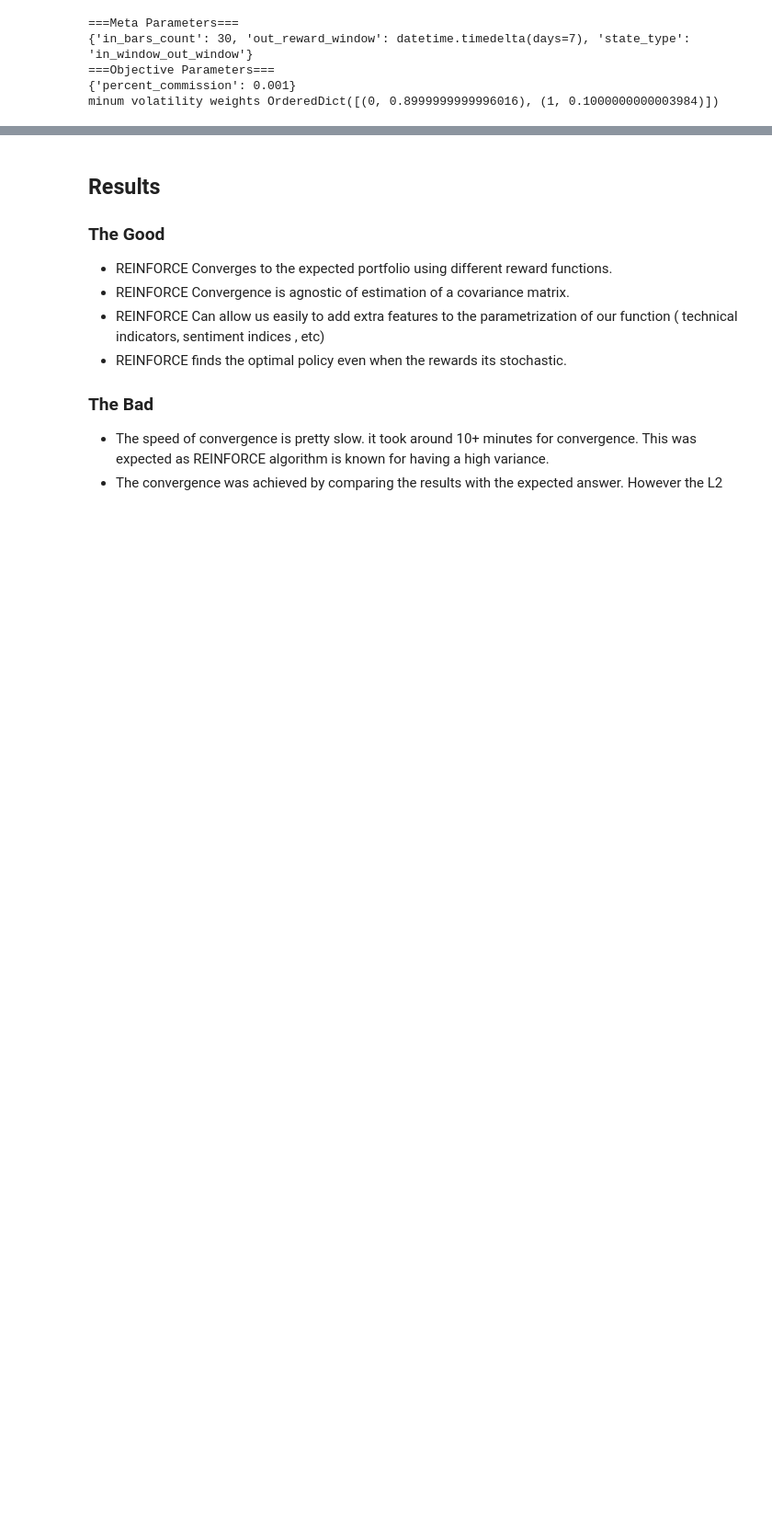
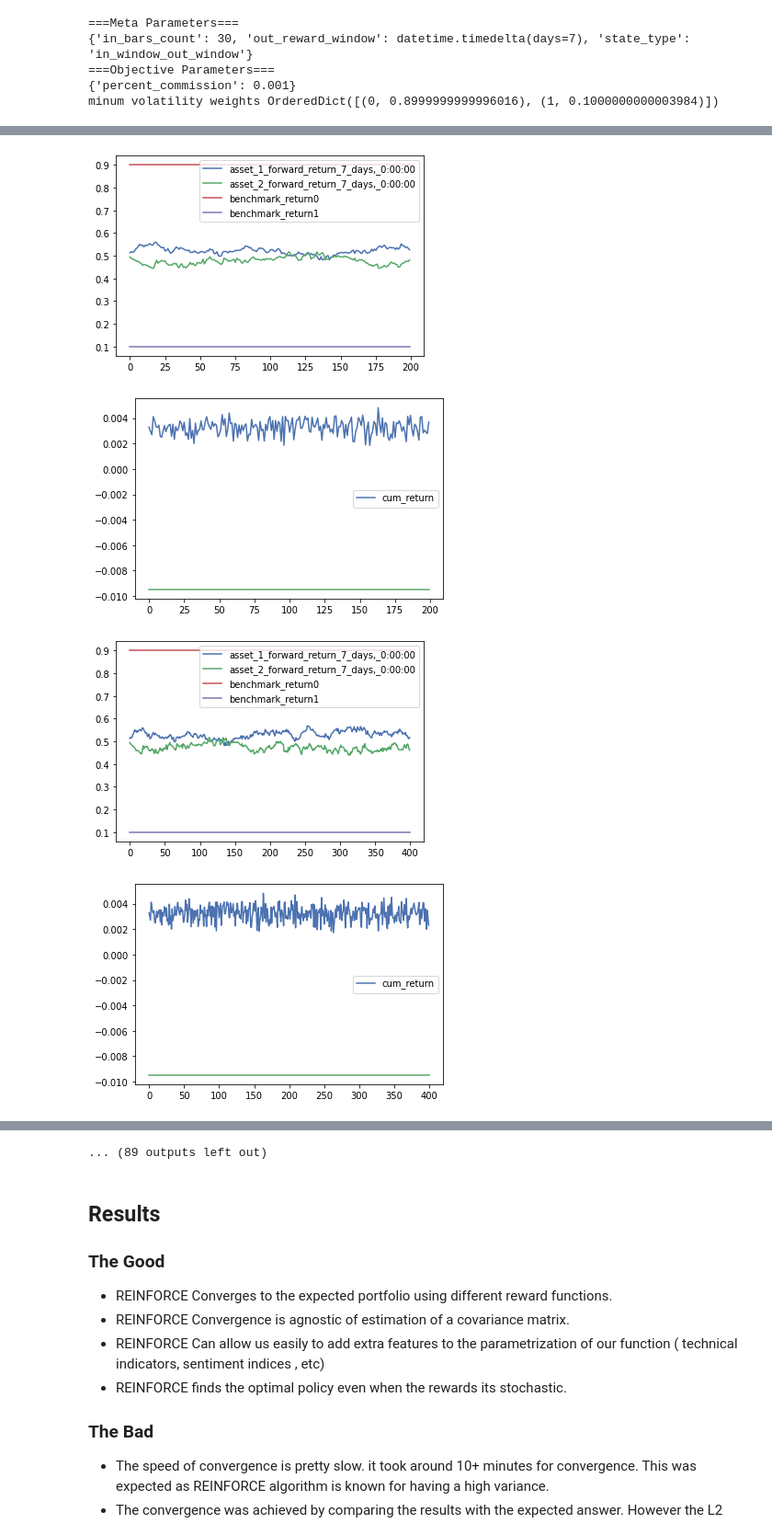
Before and after one commit to jose-alatorre-harvard/capstone, a Jupyter notebook: REINFORCE.ipynb, the cells around one changed output, grey strips where cells are left out. Shown at 92% size. Drawn from its saved outputs; the diff is of its cells as text; code cells hidden in the pictures; blank space fills up the shorter version.

```diff
--- a/REINFORCE.ipynb
+++ b/REINFORCE.ipynb
@@ -202,0 +187,8 @@ linear_agent.REINFORCE_fit()
+# %%
+# linear_agent.REINFORCE_fit()
+linear_agent.REINFORCE_fit(add_baseline=False)
+# %% [output]
+[figure, added]
+[figure, added]
+[figure, added]
+[figure, added]
@@ -203,3 +203,4 @@ linear_agent.REINFORCE_fit()
+... (89 outputs left out)
 # %% [markdown]
 ## Results
 
```
Also changed, not shown: parts of 2 cells of this notebook, 2 other files.
